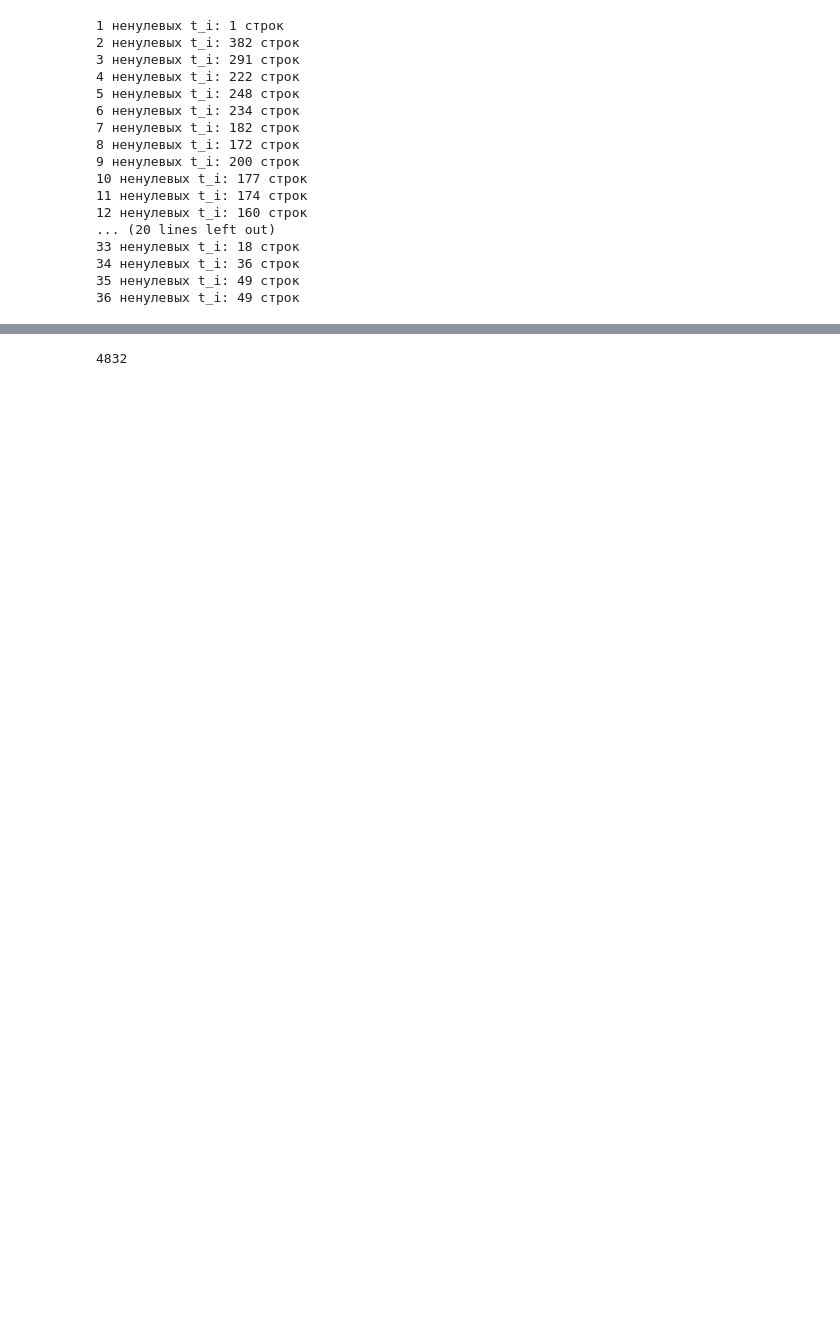
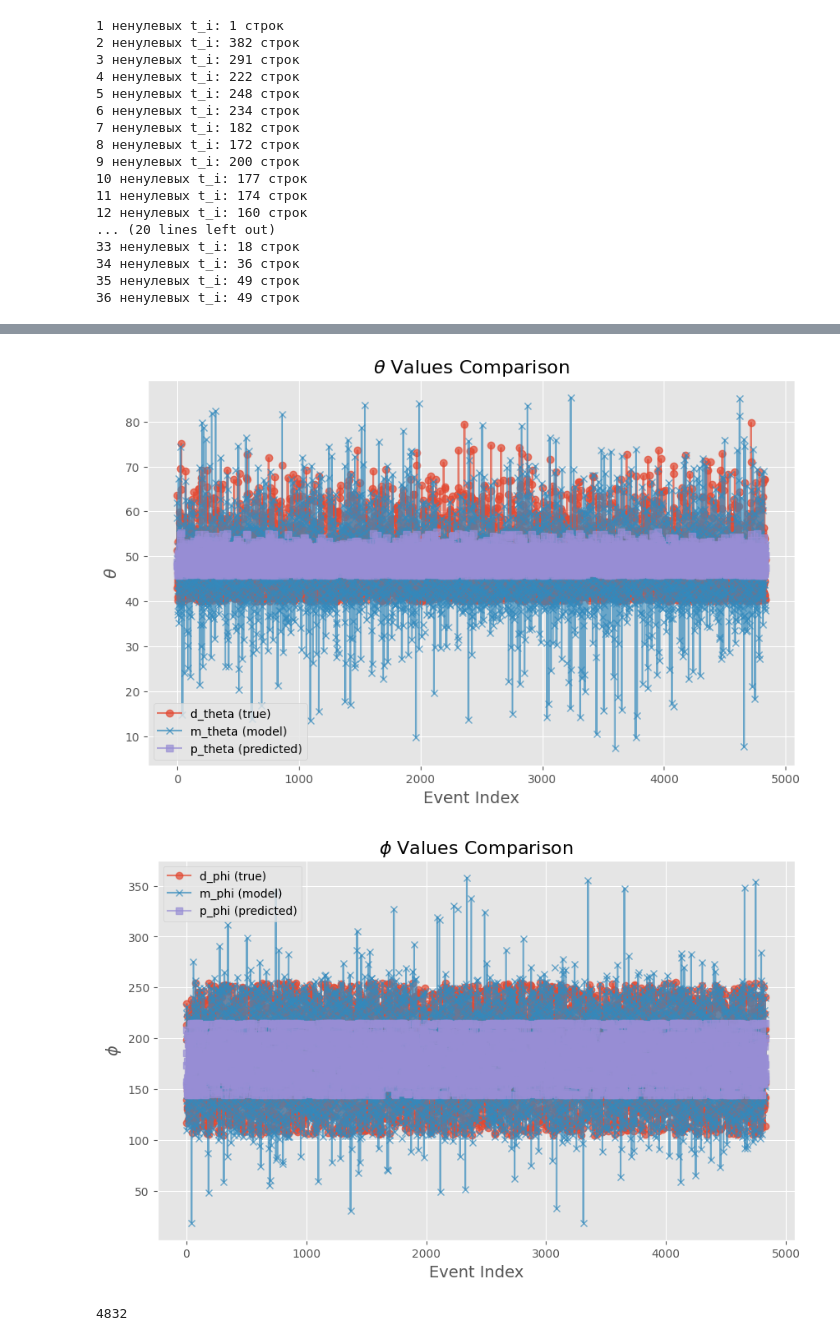
Before and after one commit to matalhim/EAS, a Jupyter notebook: direction/lgb.ipynb, the cells around one changed output, grey strips where cells are left out. Drawn from its saved outputs; the diff is of its cells as text; code cells hidden in the pictures; blank space fills up the shorter version.

```diff
--- a/direction/lgb.ipynb
+++ b/direction/lgb.ipynb
@@ -172,0 +166,3 @@ plt.show()
+# %%
+events = pd.read_csv('../data/events_dataset.csv')
+events.head(3)
@@ -173,3 +175,55 @@ plt.show()
+# %%
+d_theta = events['theta'].to_numpy()
+d_phi = events['phi'].to_numpy()
+
+m_theta = events['mTheta'].to_numpy()
+m_phi = events['mPhi'].to_numpy()
+
+p_theta = y_pred_theta * 180 / np.pi
+p_phi = y_pred_phi * 180 / np.pi
+# %%
+import matplotlib.pyplot as plt
+import numpy as np
+
+# Индексы событий (по сути, это просто индекс строк в данных)
+indices = np.arange(len(d_theta))  # или len(d_phi), они одинаковы
+
+# Построение графика для theta
+plt.figure(figsize=(10, 6))
+
+plt.plot(indices, d_theta, label='d_theta (true)',
+         marker='o', linestyle='-', alpha=0.7)
+plt.plot(indices, m_theta, label='m_theta (model)',
+         marker='x', linestyle='-', alpha=0.7)
+plt.plot(indices, p_theta, label='p_theta (predicted)',
+         marker='s', linestyle='-', alpha=0.7)
+
+plt.title(r'$\theta$ Values Comparison', fontsize=16)
+plt.xlabel('Event Index', fontsize=14)
+plt.ylabel(r'$\theta$', fontsize=14)
+plt.legend()
+plt.grid(True)
+plt.show()
+
+# Построение графика для phi
+plt.figure(figsize=(10, 6))
+
+plt.plot(indices, d_phi, label='d_phi (true)',
+         marker='o', linestyle='-', alpha=0.7)
+plt.plot(indices, m_phi, label='m_phi (model)',
+         marker='x', linestyle='-', alpha=0.7)
+plt.plot(indices, p_phi, label='p_phi (predicted)',
+         marker='s', linestyle='-', alpha=0.7)
+
+plt.title(r'$\phi$ Values Comparison', fontsize=16)
+plt.xlabel('Event Index', fontsize=14)
+plt.ylabel(r'$\phi$', fontsize=14)
+plt.legend()
+plt.grid(True)
+plt.show()
+# %% [output]
+[figure, added]
+[figure, added]
 # %%
 len(y_pred_theta)
 # %% [output]
```
Also changed, not shown: parts of 12 cells of this notebook, 3 other files.
